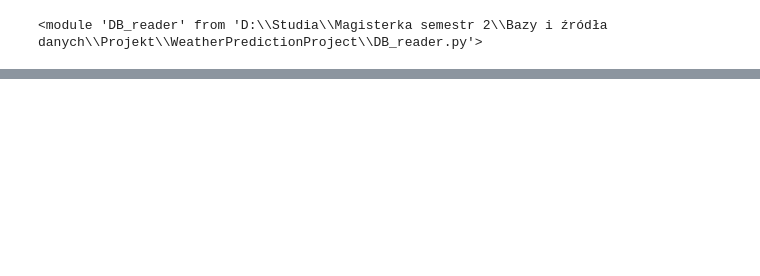
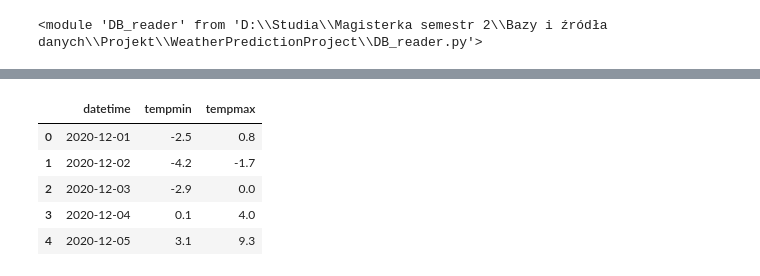
Before and after one commit to JankowRepo/WeatherPredictionProject, a Jupyter notebook: DB_Operations.ipynb, the cells around one changed output, grey strips where cells are left out. Drawn from its saved outputs; the diff is of its cells as text; code cells hidden in the pictures; blank space fills up the shorter version.

```diff
--- a/DB_Operations.ipynb
+++ b/DB_Operations.ipynb
@@ -22 +24,11 @@ Weather requestUrl=https://weather.visualcrossing.com/VisualCrossingWebServices/
 1 rows × 33 columns
+# %%
+dfdecembertemp = pd.read_sql("""SELECT * FROM public."decembertemp" """, con=connection)
+dfdecembertemp.head()
+# %% [output]
+|  | datetime | tempmin | tempmax |
+| 0 | 2020-12-01 | -2.5 | 0.8 |
+| 1 | 2020-12-02 | -4.2 | -1.7 |
+| 2 | 2020-12-03 | -2.9 | 0.0 |
+| 3 | 2020-12-04 | 0.1 | 4.0 |
+| 4 | 2020-12-05 | 3.1 | 9.3 |
```
Also changed, not shown: parts of 8 cells of this notebook.
